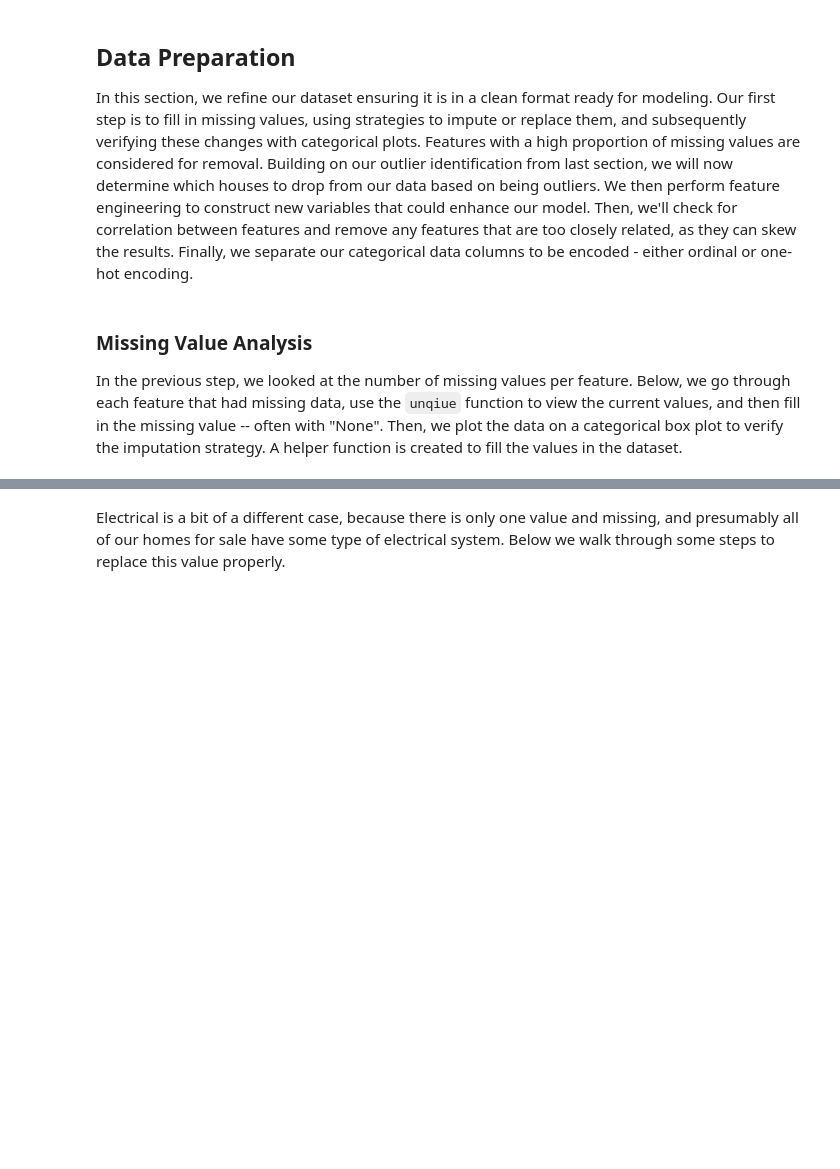
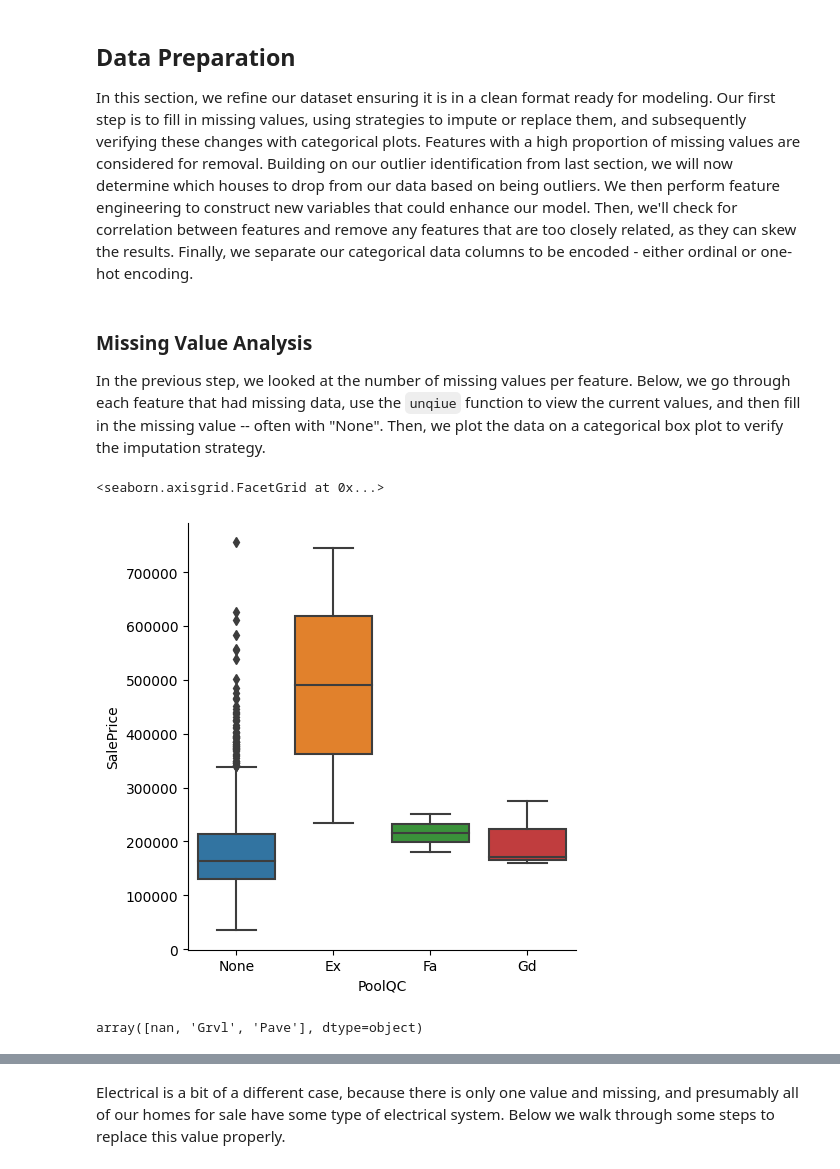
Before and after one commit to krisburke/house-price-prediction-capstone, a Jupyter notebook: notebook/house-price-prediction.ipynb, the cells around one changed output, grey strips where cells are left out. Cells and saved outputs as stored; diff of their text form; code cells hidden in the pictures; blank space fills up the shorter version.

Commit message:
Remove redundant helpers for data

```diff
--- a/notebook/house-price-prediction.ipynb
+++ b/notebook/house-price-prediction.ipynb
@@ -16,13 +16,11 @@ from sklearn.metrics import mean_absolute_error, mean_squared_error, make_scorer
 from sklearn.model_selection import cross_val_score, GridSearchCV
 from sklearn.pipeline import Pipeline
 from sklearn.preprocessing import OrdinalEncoder, StandardScaler, OneHotEncoder
-
-from sklearn.linear_model import LinearRegression
 from sklearn.ensemble import RandomForestRegressor
 from xgboost import XGBRegressor
 
 # Read the data
-X = pd.read_csv('./data/train.csv', index_col='Id')
+X = pd.read_csv('./data.csv', index_col='Id')
 # %% [markdown]
 ## Data Exploration
 
@@ -240,4 +665,4 @@ In this section, we refine our dataset ensuring it is in a clean format ready fo
 # %% [markdown]
 ### Missing Value Analysis
 
-In the previous step, we looked at the number of missing values per feature. Below, we go through each feature that had missing data, use the `unqiue` function to view the current values, and then fill in the missing value -- often with "None". Then, we plot the data on a categorical box plot to verify the imputation strategy. A helper function is created to fill the values in the dataset.
+In the previous step, we looked at the number of missing values per feature. Below, we go through each feature that had missing data, use the `unqiue` function to view the current values, and then fill in the missing value -- often with "None". Then, we plot the data on a categorical box plot to verify the imputation strategy.
@@ -253,6 +669,11 @@ def replace_empty_value(col, value):
 # %%
-replace_empty_value('PoolQC', 'None')
+X['PoolQC'].fillna('None', inplace=True)
 sns.catplot(data=X, x='PoolQC', y='SalePrice', kind='box')
+# %% [output]
+<seaborn.axisgrid.FacetGrid at 0x...>
+[figure, added]
 # %%
 X['Alley'].unique()
+# %% [output]
+array([nan, 'Grvl', 'Pave'], dtype=object)
 # %%
```
Also changed, not shown: parts of 88 cells of this notebook, 3 other files.
